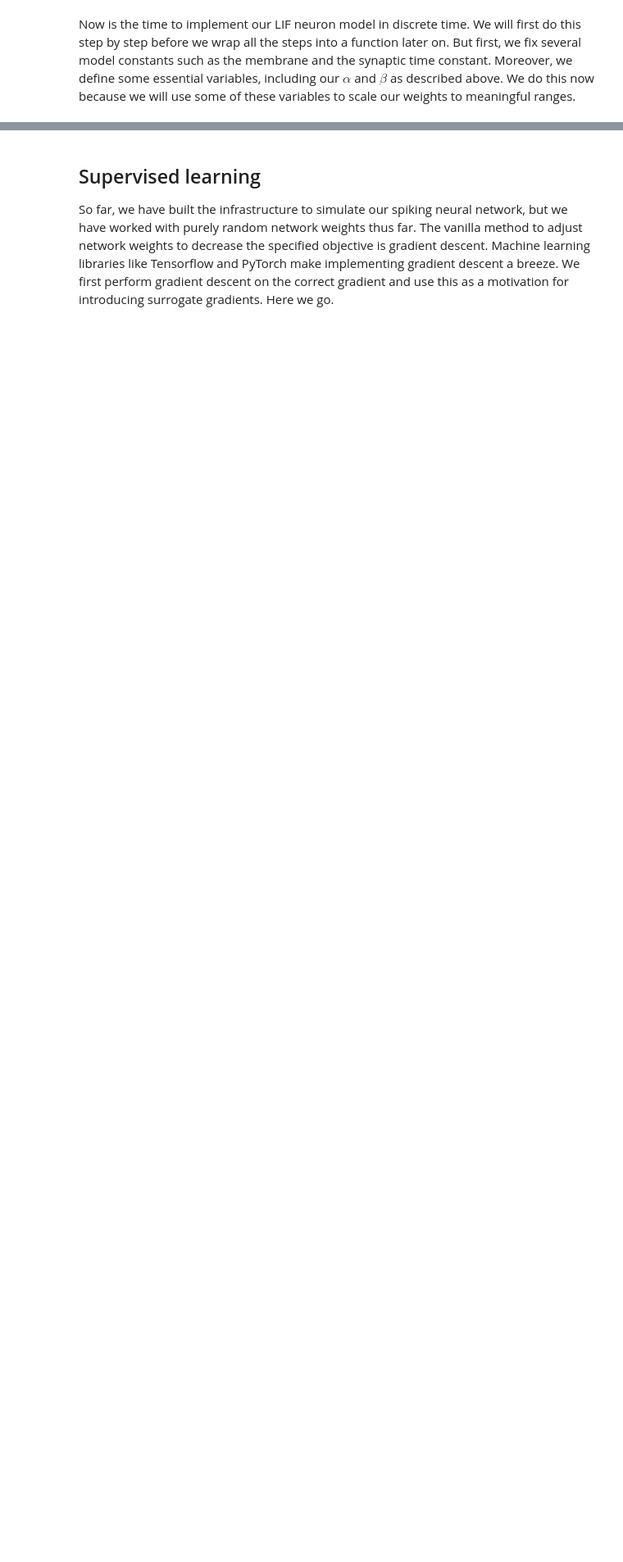
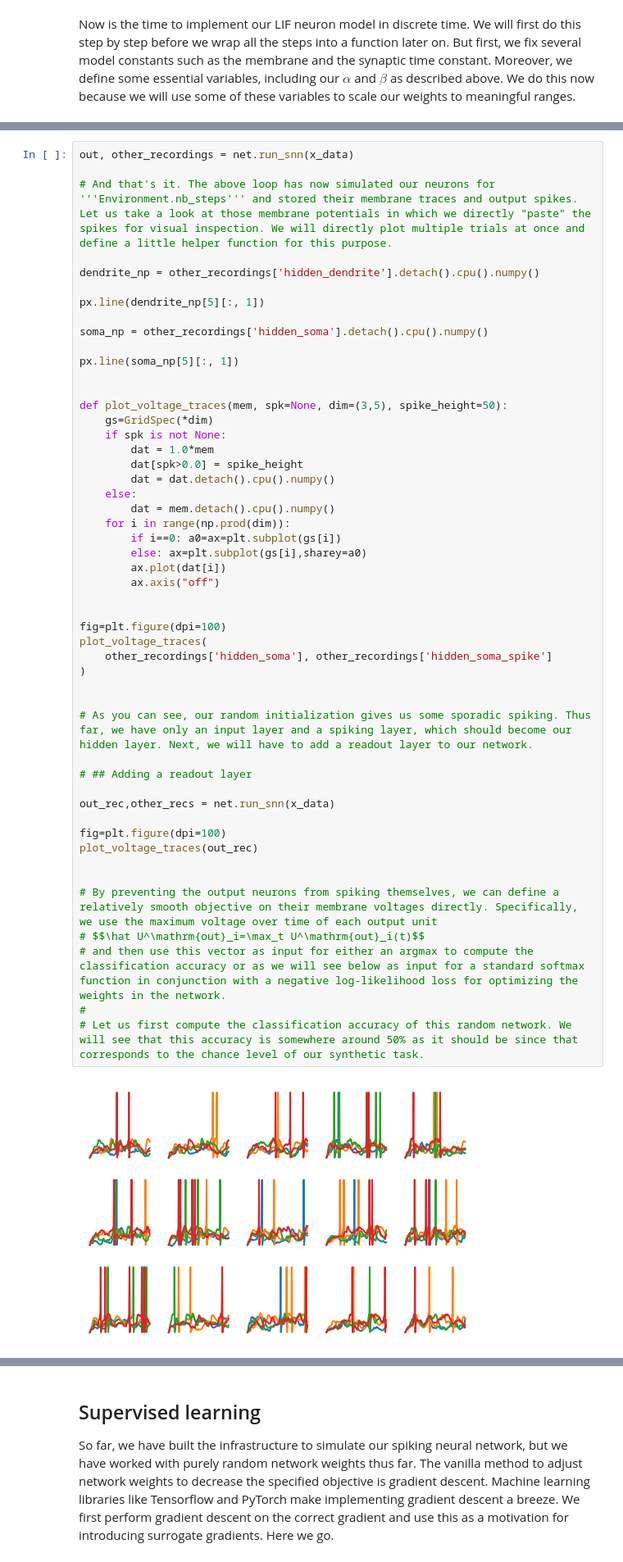
Before and after one commit to nauralcodinglab/linear-nonlinear-dendrites, a Jupyter notebook: training/spytorch-tutorial-1.ipynb, the cells around one changed output, grey strips where cells are left out. Shown: that part at 82% size. Drawn from its saved outputs; the diff is of its cells as text; blank space fills up the shorter version.

```diff
--- a/training/spytorch-tutorial-1.ipynb
+++ b/training/spytorch-tutorial-1.ipynb
@@ -315,0 +127,52 @@ Let us first compute the classification accuracy of this random network. We will
+# %%
+out, other_recordings = net.run_snn(x_data)
+
+# And that's it. The above loop has now simulated our neurons for '''Environment.nb_steps''' and stored their membrane traces and output spikes. Let us take a look at those membrane potentials in which we directly "paste" the spikes for visual inspection. We will directly plot multiple trials at once and define a little helper function for this purpose.
+
+dendrite_np = other_recordings['hidden_dendrite'].detach().cpu().numpy()
+
+px.line(dendrite_np[5][:, 1])
+
+soma_np = other_recordings['hidden_soma'].detach().cpu().numpy()
+
+px.line(soma_np[5][:, 1])
+
+
+def plot_voltage_traces(mem, spk=None, dim=(3,5), spike_height=50):
+    gs=GridSpec(*dim)
+    if spk is not None:
+        dat = 1.0*mem
+        dat[spk>0.0] = spike_height
+        dat = dat.detach().cpu().numpy()
+    else:
+        dat = mem.detach().cpu().numpy()
+    for i in range(np.prod(dim)):
+        if i==0: a0=ax=plt.subplot(gs[i])
+        else: ax=plt.subplot(gs[i],sharey=a0)
+        ax.plot(dat[i])
+        ax.axis("off")
+
+
+fig=plt.figure(dpi=100)
+plot_voltage_traces(
+    other_recordings['hidden_soma'], other_recordings['hidden_soma_spike']
+)
+
+
+# As you can see, our random initialization gives us some sporadic spiking. Thus far, we have only an input layer and a spiking layer, which should become our hidden layer. Next, we will have to add a readout layer to our network.
+
+# ## Adding a readout layer
+
+out_rec,other_recs = net.run_snn(x_data)
+
+fig=plt.figure(dpi=100)
+plot_voltage_traces(out_rec)
+
+
+# By preventing the output neurons from spiking themselves, we can define a relatively smooth objective on their membrane voltages directly. Specifically, we use the maximum voltage over time of each output unit
+# $$\hat U^\mathrm{out}_i=\max_t U^\mathrm{out}_i(t)$$
+# and then use this vector as input for either an argmax to compute the classification accuracy or as we will see below as input for a standard softmax function in conjunction with a negative log-likelihood loss for optimizing the weights in the network.
+#
+# Let us first compute the classification accuracy of this random network. We will see that this accuracy is somewhere around 50% as it should be since that corresponds to the chance level of our synthetic task.
+# %% [output]
+[figure, added]
```
Also changed, not shown: parts of 45 cells of this notebook, 1 other file.
